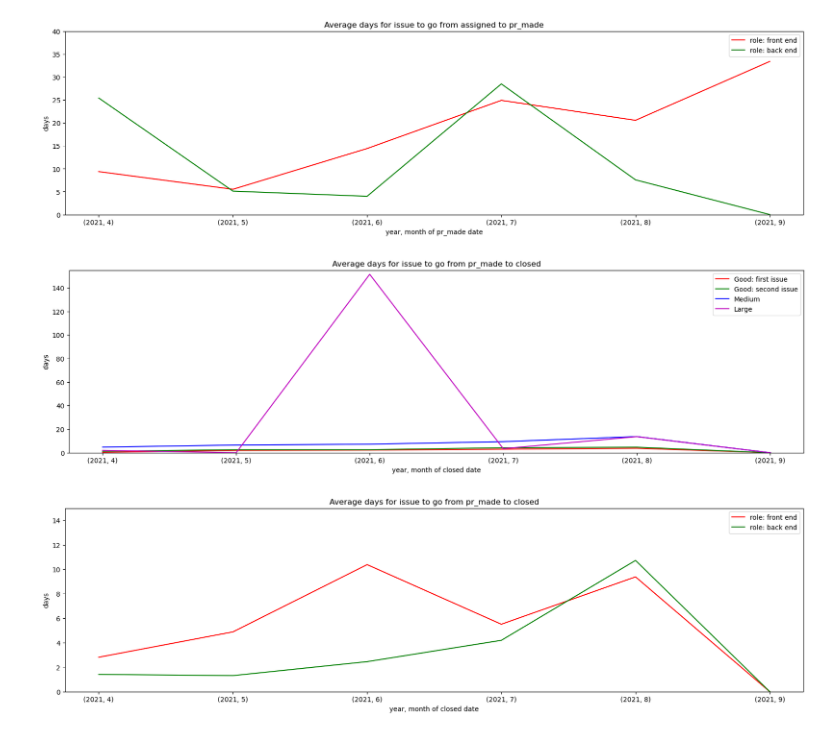
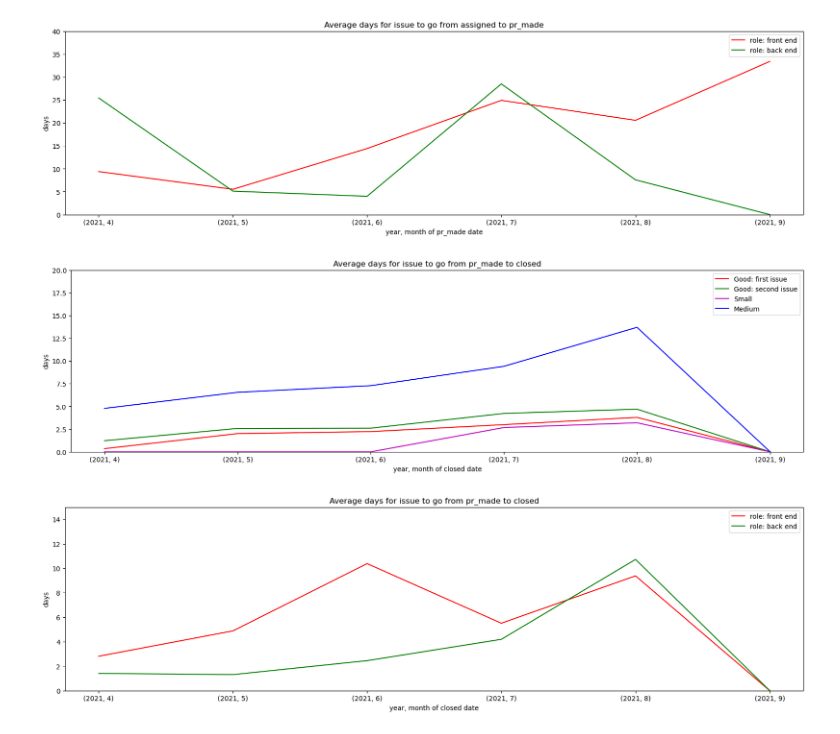
Before and after one commit to Aveline-art/team-analytics, a Jupyter notebook: Data Analysis.ipynb, the cells around one changed output. Cells and saved outputs as stored; diff of their text form; code cells hidden in the pictures.

```diff
--- a/Data Analysis.ipynb
+++ b/Data Analysis.ipynb
@@ -127,31 +127,34 @@ plt.show()
 # %%
 # Plotting
 past_count = 6
 base_round = 5
 time1 = 'pr_made'
 time2 = 'closed'
 all_y = []
 plt.figure(figsize=(20,5))
 x, y = get_time_diff_from_issue_df(issue_df, time1, time2, 'first issue', 'product')
 all_y.extend(y[-past_count:])
 plt.plot(x[-past_count:], y[-past_count:], color='r', label='Good: first issue')
 x, y = get_time_diff_from_issue_df(issue_df, time1, time2, 'second issue', 'product')
 all_y.extend(y[-past_count:])
 plt.plot(x[-past_count:], y[-past_count:], color='g', label='Good: second issue')
+x, y = get_time_diff_from_issue_df(issue_df, time1, time2, 'small', 'product')
+all_y.extend(y[-past_count:])
+plt.plot(x[-past_count:], y[-past_count:], color='m', label='Small')
 x, y = get_time_diff_from_issue_df(issue_df, time1, time2, 'medium', 'product')
 all_y.extend(y[-past_count:])
 plt.plot(x[-past_count:], y[-past_count:], color='b', label='Medium')
-x, y = get_time_diff_from_issue_df(issue_df, time1, time2, 'large', 'product')
-all_y.extend(y[-past_count:])
-plt.plot(x[-past_count:], y[-past_count:], color='m', label='Large')
+#x, y = get_time_diff_from_issue_df(issue_df, time1, time2, 'large', 'product')
+#all_y.extend(y[-past_count:])
+#plt.plot(x[-past_count:], y[-past_count:], color='m', label='Large')
 plt.ylim([0, base_round * (round(max(all_y)/base_round) + 1)])
 plt.title(f'Average days for issue to go from {time1} to {time2}')
 plt.xlabel(f'year, month of {time2} date')
 plt.ylabel('days')
 plt.legend()
 plt.show()
 # %% [output]
-[figure, old version]
+[figure, new version]
 # %%
 # Plotting
 past_count = 6
```
Also changed, not shown: 4 other files.
